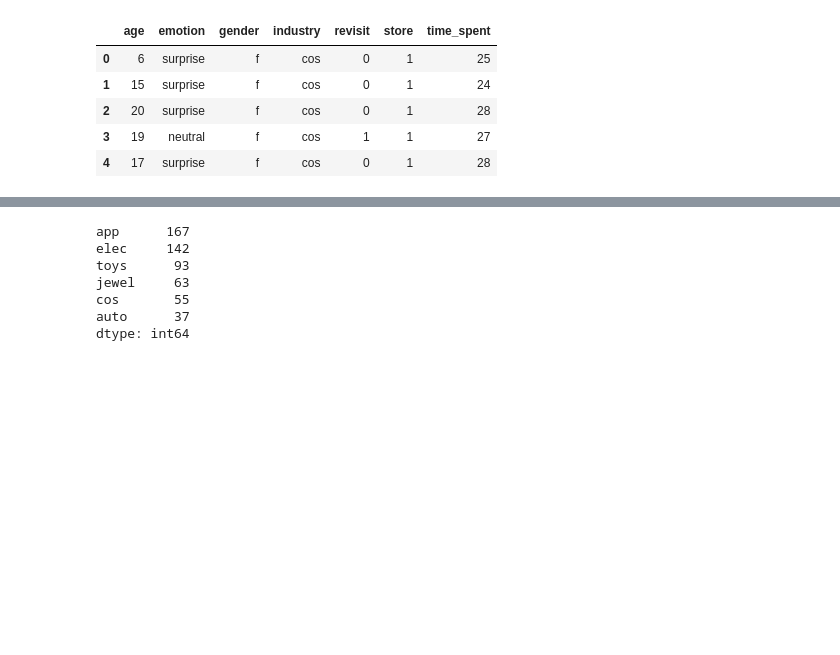
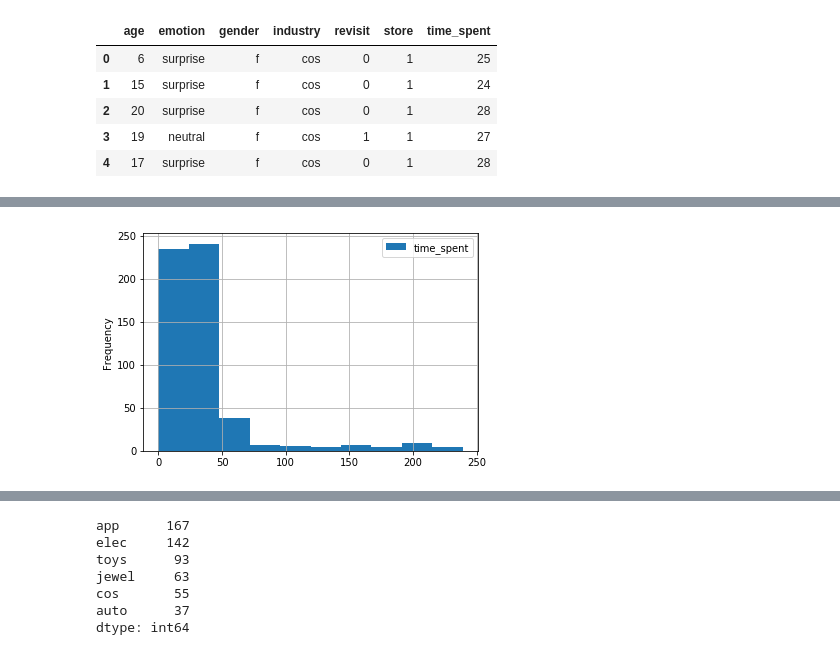
Before and after one commit to menikhilpandey/AART, a Jupyter notebook: model.ipynb, the cells around one changed output, grey strips where cells are left out. Drawn from its saved outputs; the diff is of its cells as text; code cells hidden in the pictures; blank space fills up the shorter version.

```diff
--- a/model.ipynb
+++ b/model.ipynb
@@ -18,0 +25,5 @@ df.head()
+# %%
+d_time = pd.DataFrame(df["time_spent"])
+plot_time = d_time.plot.hist(grid=True)
+# %% [output]
+[figure, added]
```
Also changed, not shown: parts of 5 cells of this notebook.
